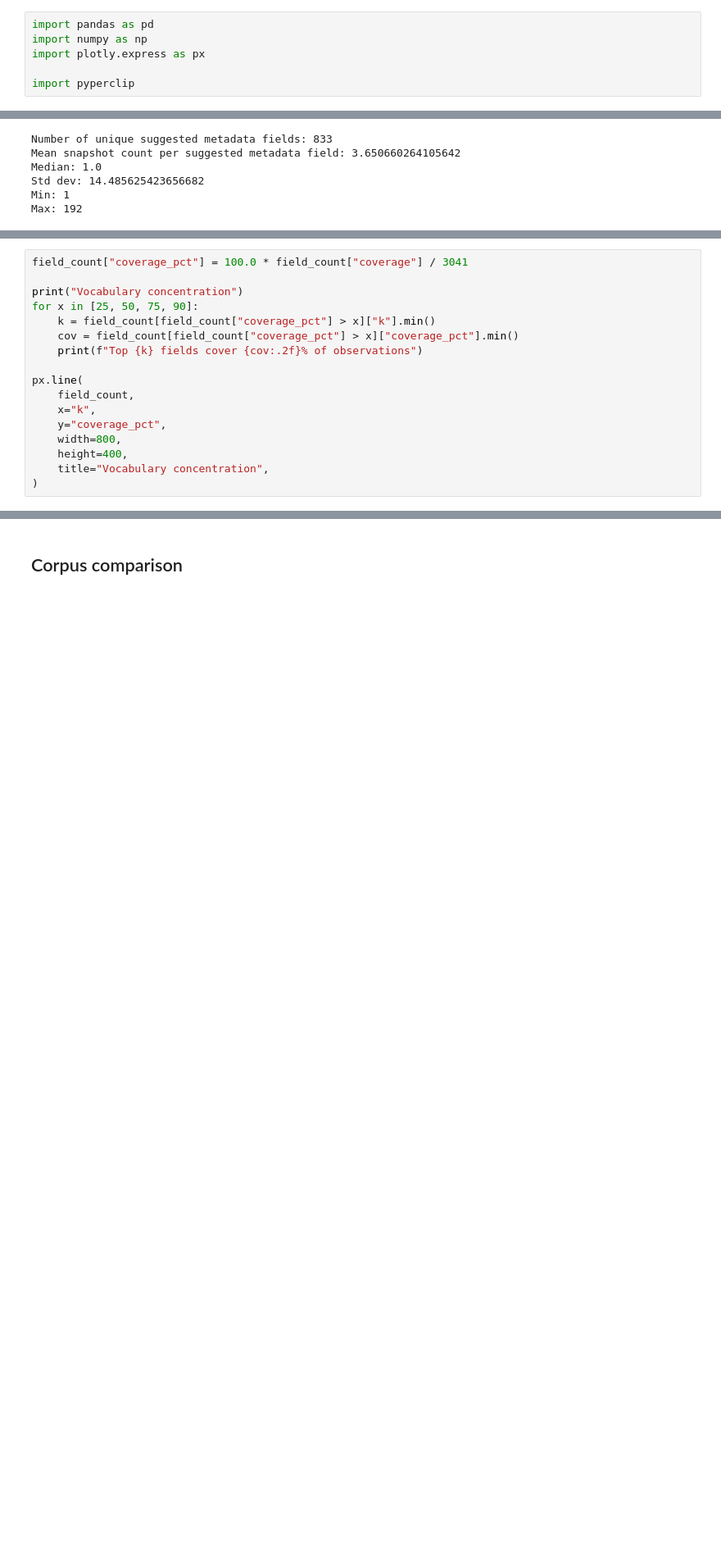
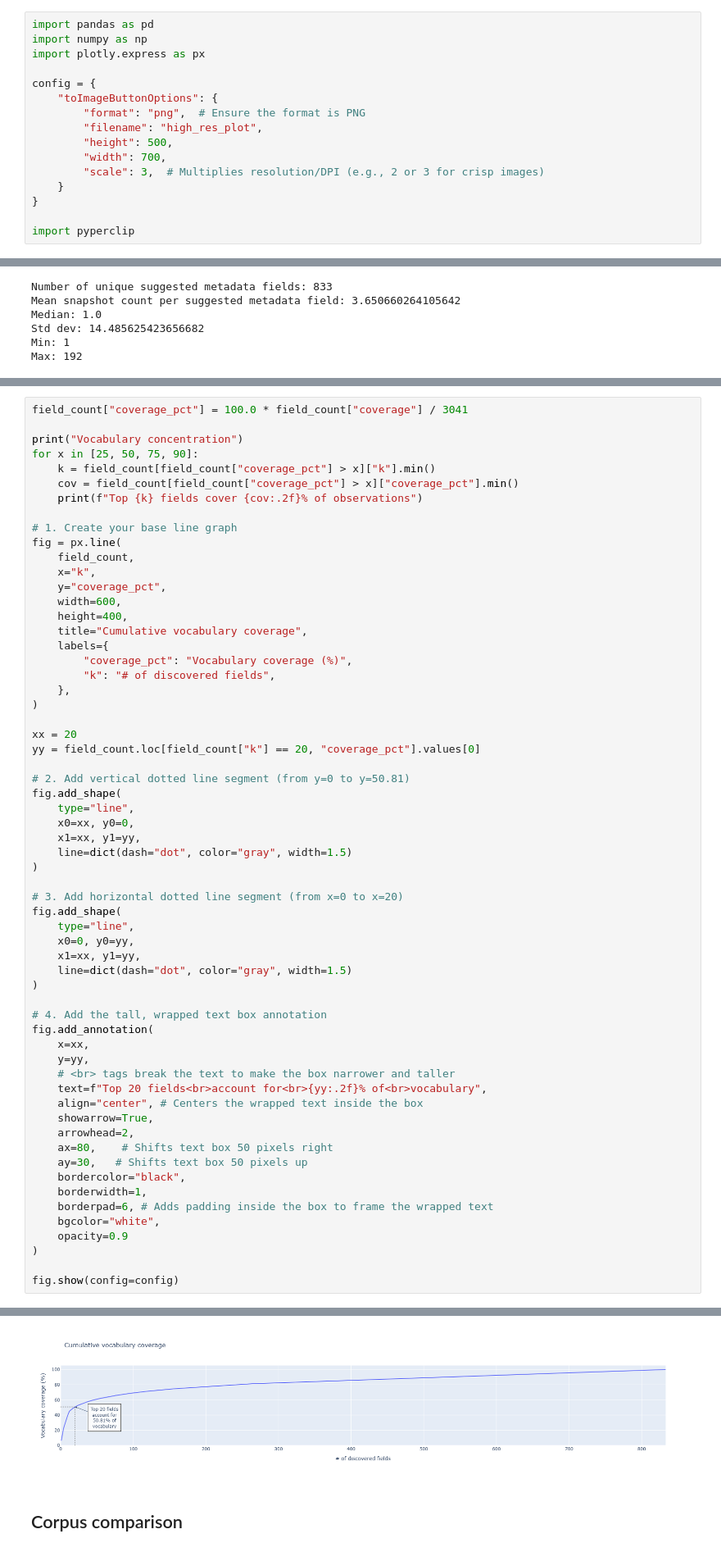
Before and after one commit to ajdajd/data-snapshot, a Jupyter notebook: notebooks/schema_discovery/7.0-eda_for_paper.ipynb, the cells around one changed output, grey strips where cells are left out. Shown at 82% size. Drawn from its saved outputs; the diff is of its cells as text; blank space fills up the shorter version.

```diff
--- a/notebooks/schema_discovery/7.0-eda_for_paper.ipynb
+++ b/notebooks/schema_discovery/7.0-eda_for_paper.ipynb
@@ -3,6 +3,16 @@ import pandas as pd
 import numpy as np
 import plotly.express as px
 
+config = {
+    "toImageButtonOptions": {
+        "format": "png",  # Ensure the format is PNG
+        "filename": "high_res_plot",
+        "height": 500,
+        "width": 700,
+        "scale": 3,  # Multiplies resolution/DPI (e.g., 2 or 3 for crisp images)
+    }
+}
+
 import pyperclip
 # %% [markdown]
 # Metadata observations
@@ -161,26 +176,71 @@ Top 100 fields: 2105 (69.22%)
 # %%
 field_count["coverage_pct"] = 100.0 * field_count["coverage"] / 3041
 
 print("Vocabulary concentration")
 for x in [25, 50, 75, 90]:
     k = field_count[field_count["coverage_pct"] > x]["k"].min()
     cov = field_count[field_count["coverage_pct"] > x]["coverage_pct"].min()
     print(f"Top {k} fields cover {cov:.2f}% of observations")
 
-px.line(
+# 1. Create your base line graph
+fig = px.line(
     field_count,
     x="k",
     y="coverage_pct",
-    width=800,
+    width=600,
     height=400,
-    title="Vocabulary concentration",
+    title="Cumulative vocabulary coverage",
+    labels={
+        "coverage_pct": "Vocabulary coverage (%)",
+        "k": "# of discovered fields",
+    },
 )
+
+xx = 20
+yy = field_count.loc[field_count["k"] == 20, "coverage_pct"].values[0]
+
+# 2. Add vertical dotted line segment (from y=0 to y=50.81)
+fig.add_shape(
+    type="line",
+    x0=xx, y0=0,
+    x1=xx, y1=yy,
+    line=dict(dash="dot", color="gray", width=1.5)
+)
+
+# 3. Add horizontal dotted line segment (from x=0 to x=20)
+fig.add_shape(
+    type="line",
+    x0=0, y0=yy,
+    x1=xx, y1=yy,
+    line=dict(dash="dot", color="gray", width=1.5)
+)
+
+# 4. Add the tall, wrapped text box annotation
+fig.add_annotation(
+    x=xx,
+    y=yy,
+    # <br> tags break the text to make the box narrower and taller
+    text=f"Top 20 fields<br>account for<br>{yy:.2f}% of<br>vocabulary",
+    align="center", # Centers the wrapped text inside the box
+    showarrow=True,
+    arrowhead=2,
+    ax=80,    # Shifts text box 50 pixels right
+    ay=30,   # Shifts text box 50 pixels up
+    bordercolor="black",
+    borderwidth=1,
+    borderpad=6, # Adds padding inside the box to frame the wrapped text
+    bgcolor="white",
+    opacity=0.9
+)
+
+fig.show(config=config)
 # %% [output]
 Vocabulary concentration
 Top 5 fields cover 25.49% of observations
 Top 19 fields cover 50.18% of observations
 Top 163 fields cover 75.04% of observations
 Top 529 fields cover 90.00% of observations
+[figure, added]
 # %% [markdown]
 ## Corpus comparison
 # %%
```
Also changed, not shown: parts of 13 cells of this notebook.
